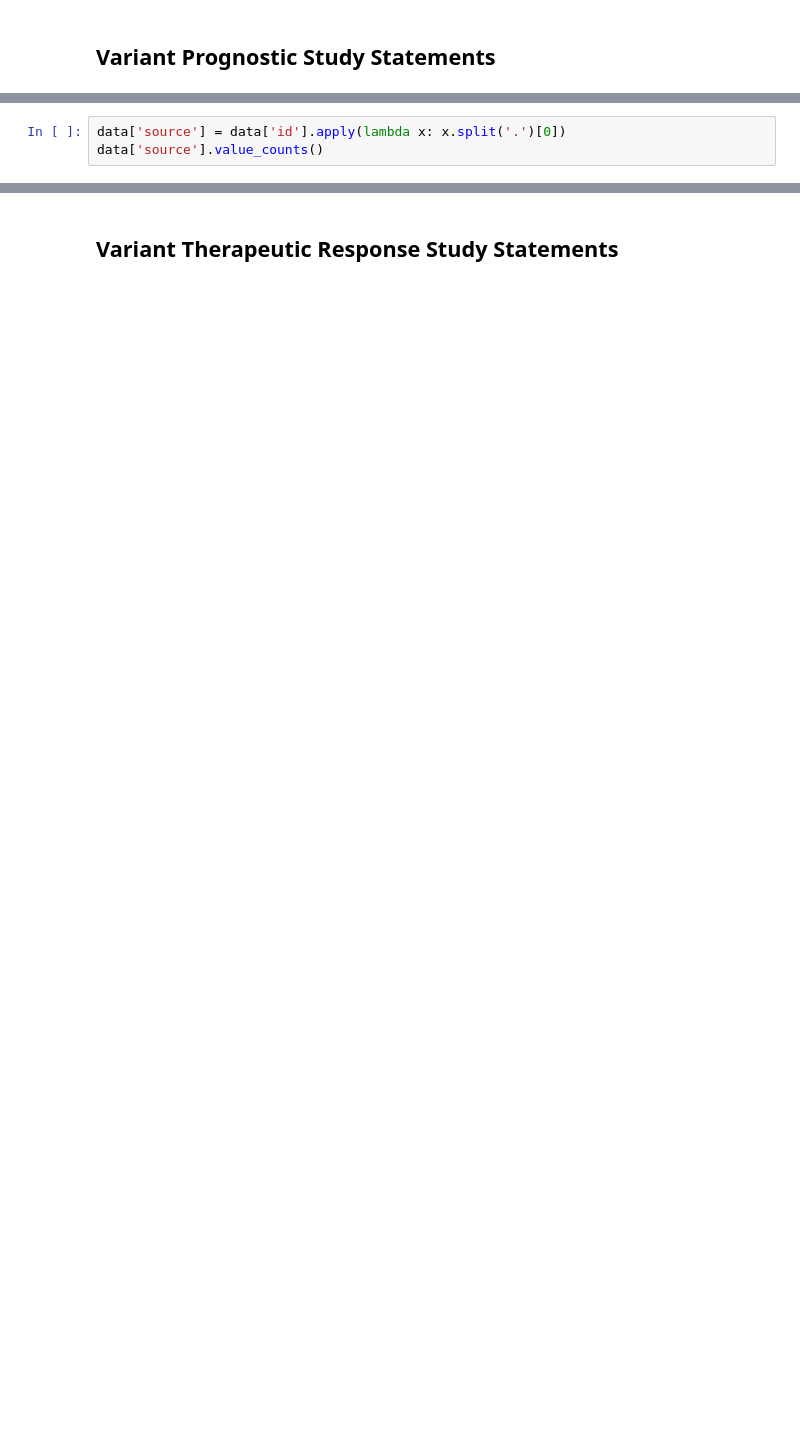
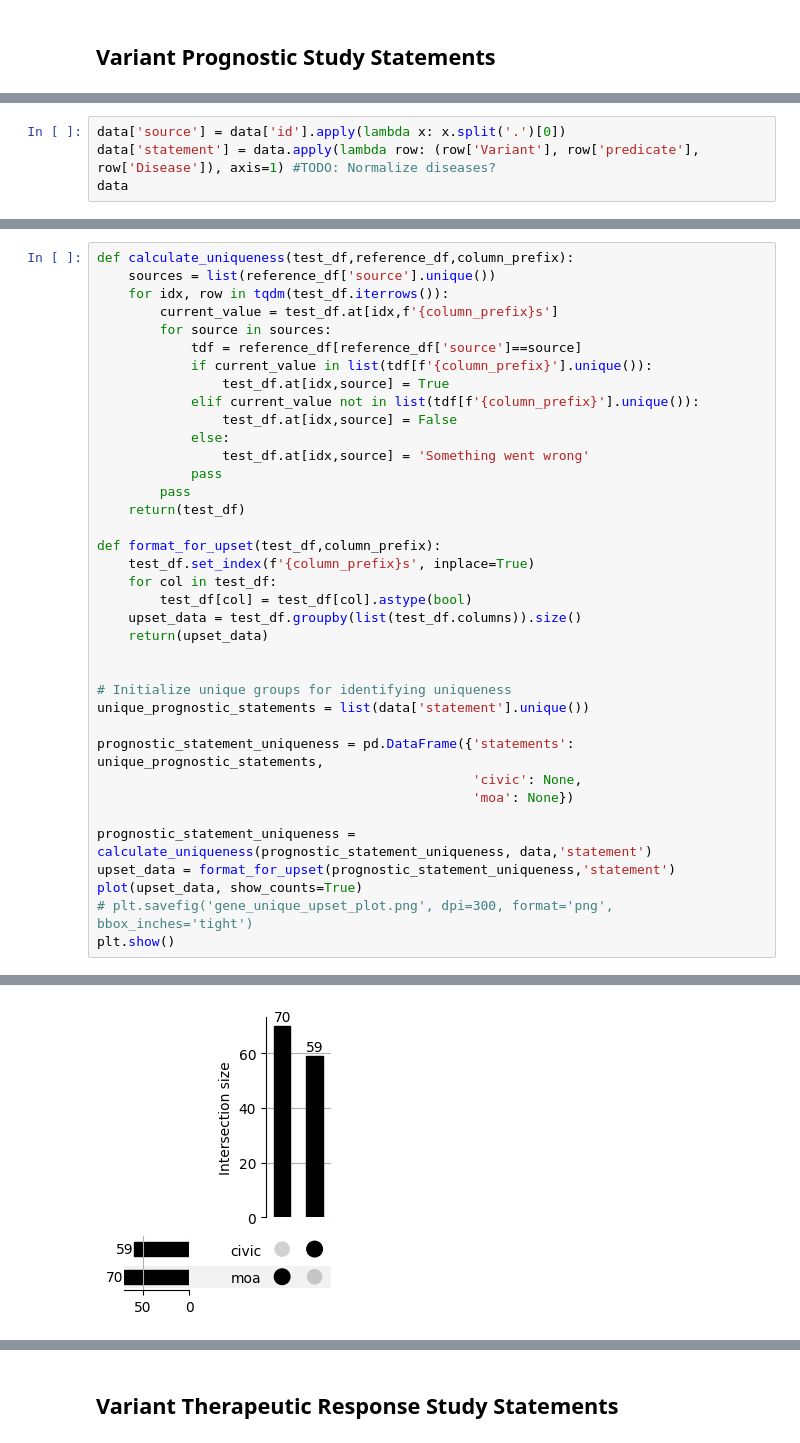
Before and after one commit to cancervariants/metakb, a Jupyter notebook: notebooks/evidence.ipynb, the cells around one changed output, grey strips where cells are left out. Saved outputs shown, nothing was run; the diff lists cells and outputs as text; blank space fills up the shorter version.

Commit message:
added upset, uniqueness functions to v2 evidence analysis

```diff
--- a/notebooks/evidence.ipynb
+++ b/notebooks/evidence.ipynb
@@ -180,5 +180,6 @@ data[0:5]
 | 4 | civic.eid:26 | Statement | VariantPrognosticProposition | In acute myloid leukemia patients... | somatic | supports | associatedWithWorseOutcomeFor | ga4gh:VA.nhiDwIq1klrGm3wtWO4a4BiS... | ... |
 # %%
 data['source'] = data['id'].apply(lambda x: x.split('.')[0])
-data['source'].value_counts()
+data['statement'] = data.apply(lambda row: (row['Variant'], row['predicate'], row['Disease']), axis=1) #TODO: Normalize diseases?
+data
 # %% [output]
@@ -195,0 +217,38 @@ Name: count, dtype: int64
+# %%
+def calculate_uniqueness(test_df,reference_df,column_prefix):
+    sources = list(reference_df['source'].unique())
+    for idx, row in tqdm(test_df.iterrows()):
+        current_value = test_df.at[idx,f'{column_prefix}s']
+        for source in sources:
+            tdf = reference_df[reference_df['source']==source]
+            if current_value in list(tdf[f'{column_prefix}'].unique()):
+                test_df.at[idx,source] = True
+            elif current_value not in list(tdf[f'{column_prefix}'].unique()):
+                test_df.at[idx,source] = False
+            else:
+                test_df.at[idx,source] = 'Something went wrong'
+            pass
+        pass
+    return(test_df)
+
+def format_for_upset(test_df,column_prefix):
+    test_df.set_index(f'{column_prefix}s', inplace=True)
+    for col in test_df:
+        test_df[col] = test_df[col].astype(bool)
+    upset_data = test_df.groupby(list(test_df.columns)).size()
+    return(upset_data)
+
+
+# Initialize unique groups for identifying uniqueness
+unique_prognostic_statements = list(data['statement'].unique())
+
+prognostic_statement_uniqueness = pd.DataFrame({'statements': unique_prognostic_statements,
+                                                'civic': None,
+                                                'moa': None})
+
+prognostic_statement_uniqueness = calculate_uniqueness(prognostic_statement_uniqueness, data,'statement')
+upset_data = format_for_upset(prognostic_statement_uniqueness,'statement')
+plot(upset_data, show_counts=True)
+# plt.savefig('gene_unique_upset_plot.png', dpi=300, format='png', bbox_inches='tight')
+plt.show()
+# %% [output]
@@ -196 +272,2 @@ Name: count, dtype: int64
+[figure, added]
 # %%
```
Also changed, not shown: parts of 28 cells of this notebook.
